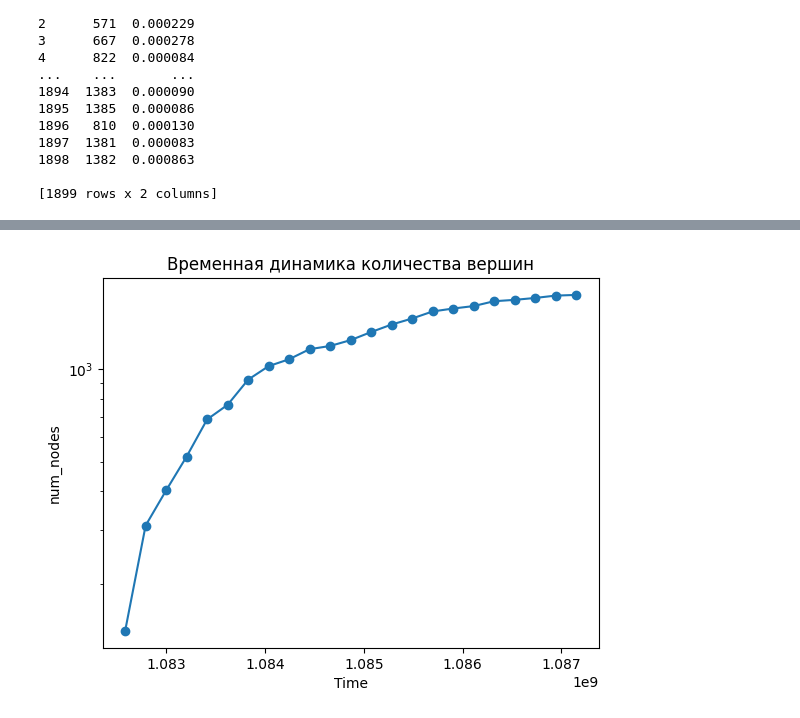
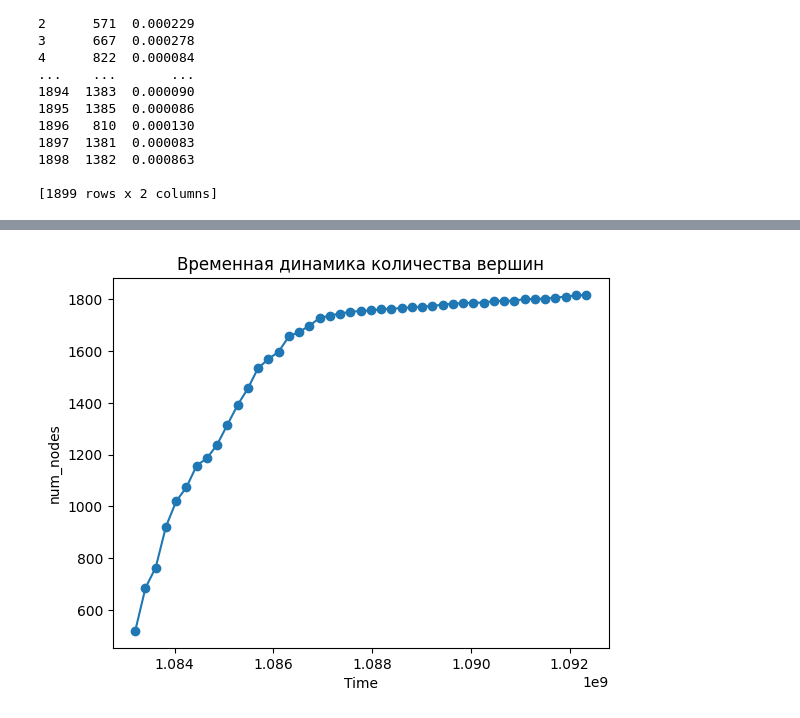
Before and after one commit to Mikhaelyes/Diploma, a Jupyter notebook: Diploma.ipynb, the cells around one changed output, grey strips where cells are left out. Drawn from its saved outputs; the diff is of its cells as text; code cells hidden in the pictures.

```diff
--- a/Diploma.ipynb
+++ b/Diploma.ipynb
@@ -436,3 +436,6 @@ G2.remove_edges_from(nx.selfloop_edges(G2))
               date_format="%Y-%m-%d-%H-%M-%S", index=False)
 (nx.to_pandas_edgelist(G2)).to_csv(my_path + "/Data_postproc" + '/Comm2.csv', encoding='utf-8', \
               date_format="%Y-%m-%d-%H-%M-%S", index=False)
+# %%
+data_com_3 = data[data['Source'].isin(comm[3])]
+print(data_com_3)
@@ -438,0 +457,14 @@ G2.remove_edges_from(nx.selfloop_edges(G2))
+# %%
+data_list_t = data_com_3[['Source', 'Target']].values.tolist()
+G1 = nx.Graph()
+G1.add_edges_from(data_list_t)
+G1.remove_edges_from(nx.selfloop_edges(G1))
+#        print(nx.number_of_nodes(G1))
+
+pr_t = nx.pagerank(G1, alpha=0.9)
+#        print(pr_t)
+
+df_pr_t = pd.DataFrame(list(pr_t.items()), columns=['Node', 'PageRank'])
+
+#        print(df_pr_t.size)
+df_pr_t_1 = df_pr_t.loc[df_pr_t['Node'].isin(comm[3])]
@@ -512,15 +583,15 @@ step = (Time_stop - Time_start) / 90
 time_list = []
 num_nodes = []
 
-for i in range(12, 35):
+for i in range(15, 60):
     time_list.append(Time_start + i * step)
-    num_nodes.append(((data[data['Time_start'] < Time_start + i * step])['Source'].unique()).size)
+#    num_nodes.append(((data[data['Time_start'] < Time_start + i * step])['Source'].unique()).size)
 
 
 print(Time_start)
 print(Time_stop)
 print(time_list)
-print(num_nodes)
+#print(num_nodes)
 # %% [output]
 1080090740
 1098769942
@@ -529,2 +599,3 @@ print(num_nodes)
 # %%
-list_val, list_std = value_index_time(data, time_list)
+#list_val, list_std, num_nodes = value_index_time(data, comm[3], time_list)
+list_val, list_std, num_nodes = value_index_time(data, list(data['Source'].unique()), time_list)
@@ -560,11 +613,11 @@ plt.show()
 # %%
 plt.plot(time_list, num_nodes, 'o-')
 plt.xlabel('Time') #Подпись для оси х
 plt.ylabel('num_nodes') #Подпись для оси y
-plt.yscale('log')
+#plt.yscale('log')
 y = np.arange(0, 1500)
 plt.title('Временная динамика количества вершин') #Название
 plt.savefig(my_path + "/Text" + '/Imagines' + '/num_nodes')
 plt.show()
 # %% [output]
-[figure, old version]
+[figure, new version]
```
Also changed, not shown: parts of 10 cells of this notebook, 2 other files.
